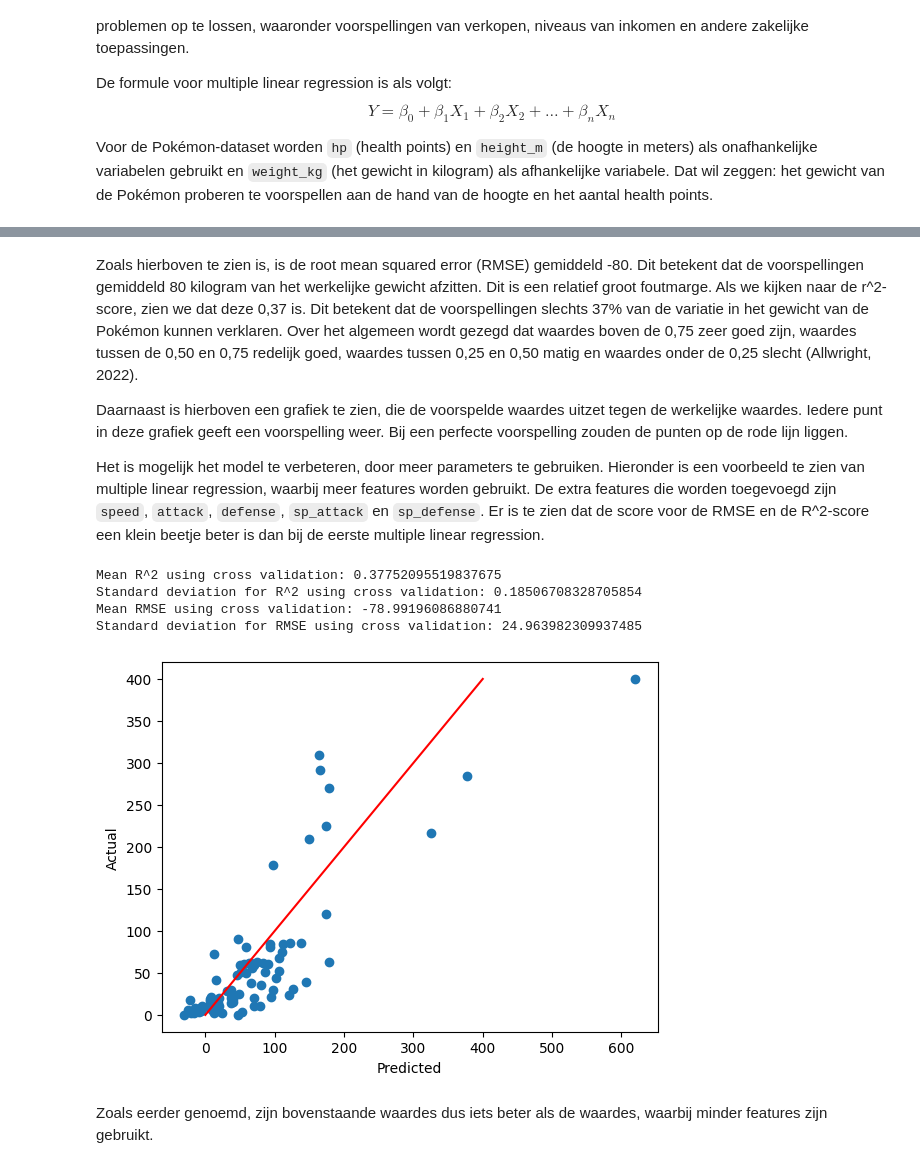
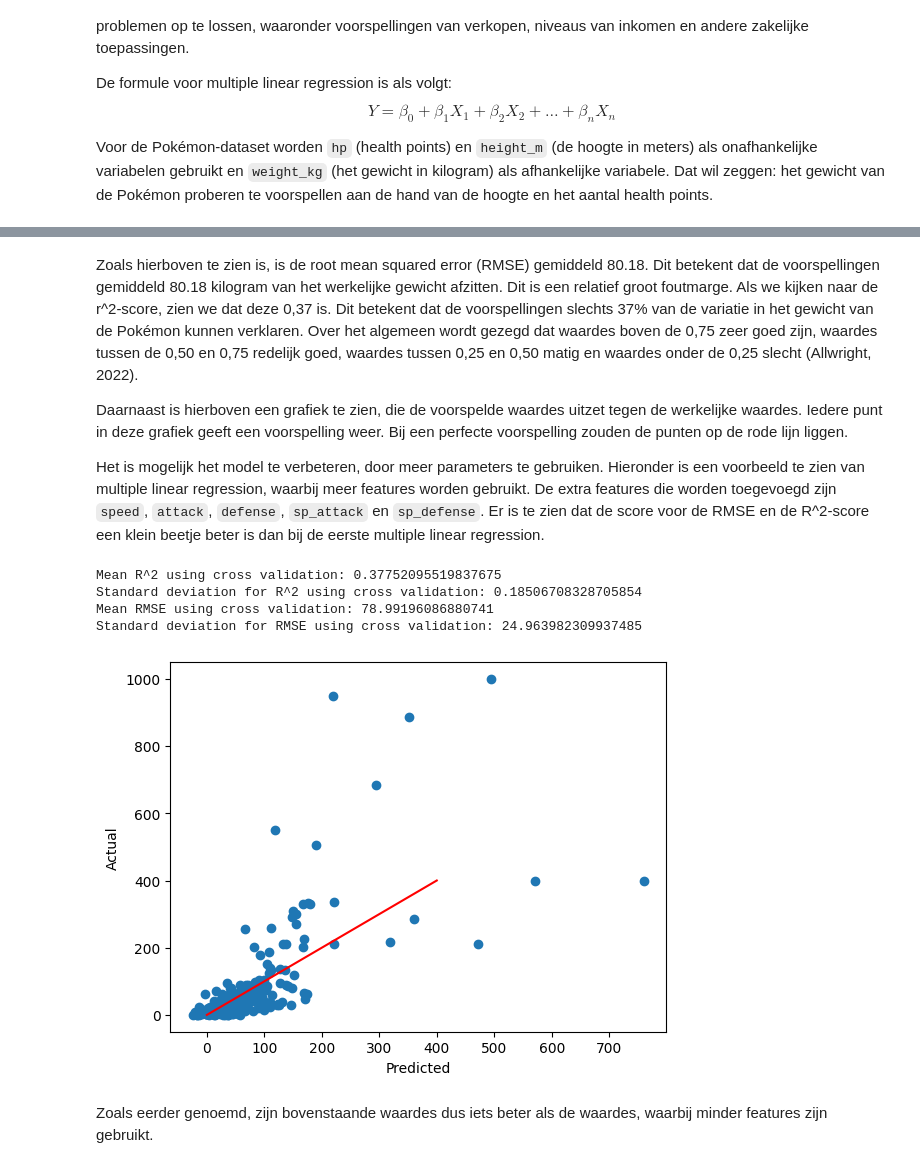
Before and after one commit to FinnAlberts/Data-Science-Summatief, a Jupyter notebook: main.ipynb, the cells around one changed output, grey strips where cells are left out. Drawn from its saved outputs; the diff is of its cells as text; code cells hidden in the pictures.

```diff
--- a/main.ipynb
+++ b/main.ipynb
@@ -132,5 +135,5 @@ ValueError: 'root_mean_squared_error' is not a valid scoring value. Use sklearn.
 # %% [markdown]
-Zoals hierboven te zien is, is de root mean squared error (RMSE) gemiddeld -80. Dit betekent dat de voorspellingen gemiddeld 80 kilogram van het werkelijke gewicht afzitten. Dit is een relatief groot foutmarge. Als we kijken naar de r^2-score, zien we dat deze 0,37 is. Dit betekent dat de voorspellingen slechts 37% van de variatie in het gewicht van de Pokémon kunnen verklaren. Over het algemeen wordt gezegd dat waardes boven de 0,75 zeer goed zijn, waardes tussen de 0,50 en 0,75 redelijk goed, waardes tussen 0,25 en 0,50 matig en waardes onder de 0,25 slecht (Allwright, 2022).
+Zoals hierboven te zien is, is de root mean squared error (RMSE) gemiddeld 80.18. Dit betekent dat de voorspellingen gemiddeld 80.18 kilogram van het werkelijke gewicht afzitten. Dit is een relatief groot foutmarge. Als we kijken naar de r^2-score, zien we dat deze 0,37 is. Dit betekent dat de voorspellingen slechts 37% van de variatie in het gewicht van de Pokémon kunnen verklaren. Over het algemeen wordt gezegd dat waardes boven de 0,75 zeer goed zijn, waardes tussen de 0,50 en 0,75 redelijk goed, waardes tussen 0,25 en 0,50 matig en waardes onder de 0,25 slecht (Allwright, 2022).
 
 Daarnaast is hierboven een grafiek te zien, die de voorspelde waardes uitzet tegen de werkelijke waardes. Iedere punt in deze grafiek geeft een voorspelling weer. Bij een perfecte voorspelling zouden de punten op de rode lijn liggen.
 
@@ -144,7 +147,7 @@ X = pokemon[['hp', 'height_m', 'speed', 'attack', 'defense', 'sp_attack', 'sp_de
 y = pokemon['weight_kg']
 
 # Split the data into train and test sets
-X_train, X_test, y_train, y_test = train_test_split(X, y, test_size=0.1, random_state=1)
+X_train, X_test, y_train, y_test = train_test_split(X, y, test_size=0.3, random_state=1)
 
 # Fit the model to the training data
 model.fit(X_train, y_train)
@@ -155,36 +158,36 @@ kf = KFold(n_splits=10, shuffle=True, random_state=0)
 # Use cross_val_score to perform cross validation for R^2 and train the model
 scores = cross_val_score(model, X, y, scoring='r2', cv=kf)
 
 # Calculate the mean and standard deviation of the scores
 print("Mean R^2 using cross validation:", np.mean(scores))
 print("Standard deviation for R^2 using cross validation:", np.std(scores))
 
 # Use cross_val_score to perform cross validation for RMSE and train the model
 scores = cross_val_score(model, X, y, scoring='neg_root_mean_squared_error', cv=kf)
 
 # Calculate the mean and standard deviation of the scores
-print("Mean RMSE using cross validation:", np.mean(scores))
+print("Mean RMSE using cross validation:", np.abs(np.mean(scores)))
 print("Standard deviation for RMSE using cross validation:", np.std(scores))
 
 # Predict on the test data: y_pred
 y_pred = model.predict(X_test)
 
 # Plot the predicted values against the actual values
 plt.scatter(y_pred, y_test)
 plt.xlabel('Predicted')
 plt.ylabel('Actual')
 
 # Draw a line to show the best fit
 plt.plot([0, 400], [0, 400], 'r')
 
 # Show the plot
 plt.show()
 # %% [output]
 Mean R^2 using cross validation: 0.37752095519837675
 Standard deviation for R^2 using cross validation: 0.18506708328705854
-Mean RMSE using cross validation: -78.99196086880741
+Mean RMSE using cross validation: 78.99196086880741
 Standard deviation for RMSE using cross validation: 24.963982309937485
-[figure, old version]
+[figure, new version]
 # %% [markdown]
 Zoals eerder genoemd, zijn bovenstaande waardes dus iets beter als de waardes, waarbij minder features zijn gebruikt.
 # %% [markdown]
```
Also changed, not shown: parts of 23 cells of this notebook.
